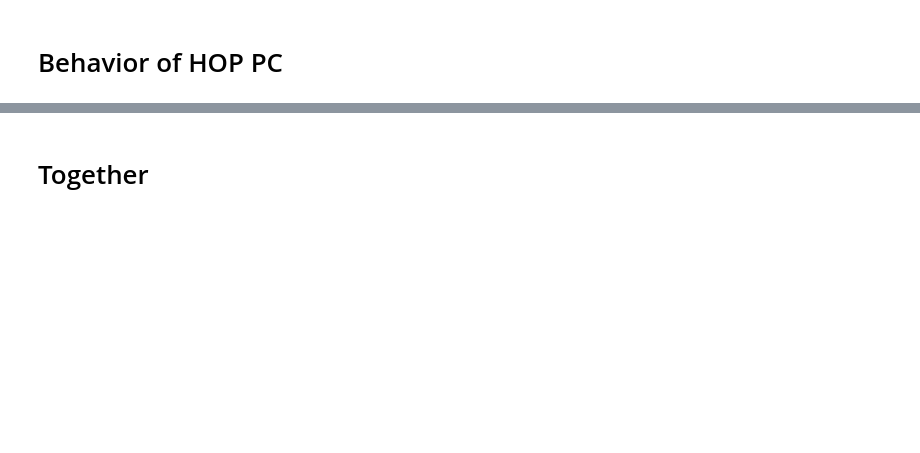
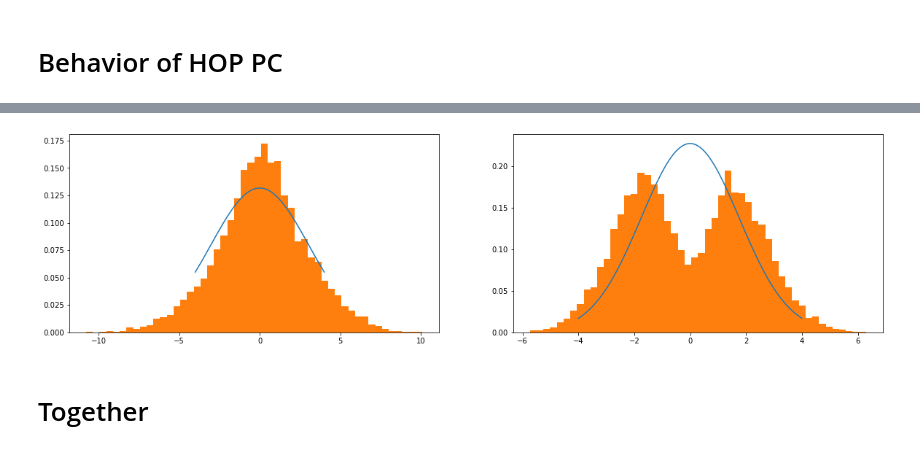
Before and after one commit to MauroCE/ManifoldSampling, a Jupyter notebook: Experiment 8 - D-dimensional Gaussian ESS.ipynb, the cells around one changed output, grey strips where cells are left out. Saved outputs shown, nothing was run; the diff lists cells and outputs as text; code cells hidden in the pictures; blank space fills up the shorter version.

```diff
--- a/Experiment 8 - D-dimensional Gaussian ESS.ipynb
+++ b/Experiment 8 - D-dimensional Gaussian ESS.ipynb
@@ -393,3 +464,7 @@ plt.show()
+# %%
+quick_MVN_marginals(hop_stuff, target)
+# %% [output]
+[figure, added]
 # %% [markdown]
 # Together
 # %%
```
Also changed, not shown: parts of 46 cells of this notebook, 4 other files.
